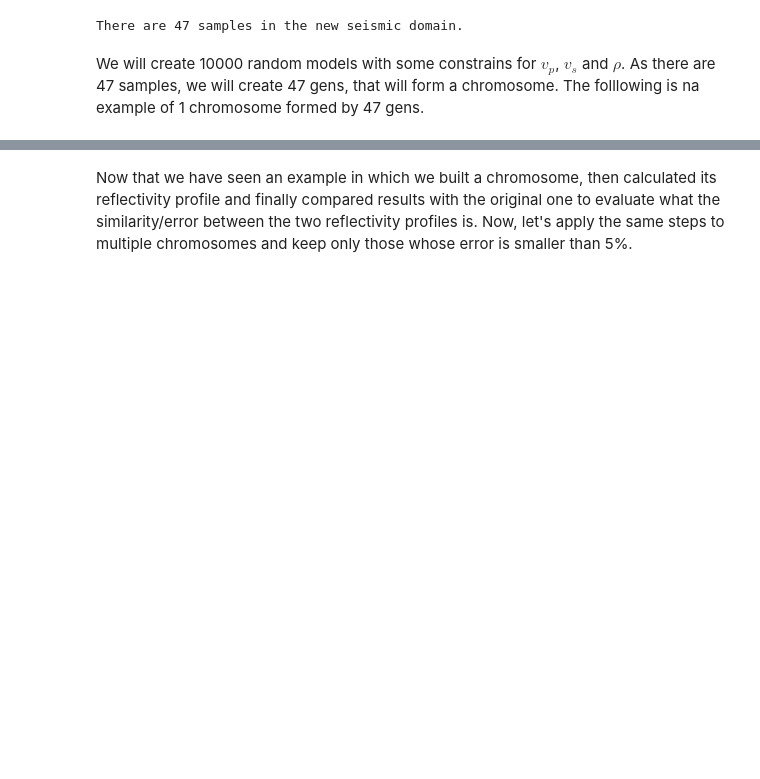
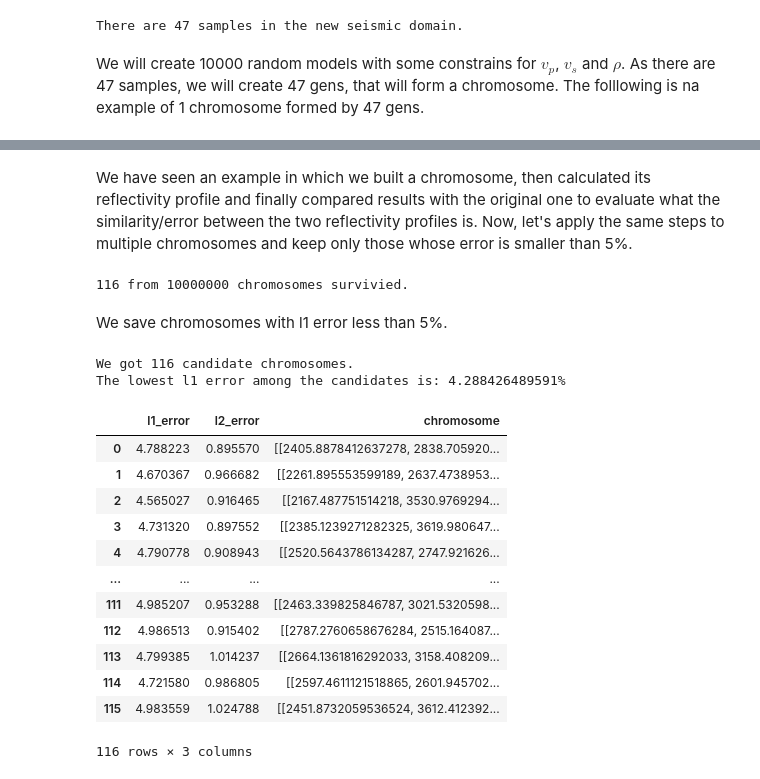
Before and after one commit to sfpoveda/seisinv, a Jupyter notebook: examples/Task 6/Seismic Genetic Inversion.ipynb, the cells around one changed output, grey strips where cells are left out. Cells and saved outputs as stored; diff of their text form; code cells hidden in the pictures; blank space fills up the shorter version.

```diff
--- a/examples/Task 6/Seismic Genetic Inversion.ipynb
+++ b/examples/Task 6/Seismic Genetic Inversion.ipynb
@@ -66,11 +67,11 @@ There are 47 samples in the new seismic domain.
 # %% [markdown]
 We will create 10000 random models with some constrains for $v_p$, $v_s$ and $\rho$. As there are 47 samples, we will create 47 gens, that will form a chromosome. The folllowing is na example of 1 chromosome formed by 47 gens.
 # %%
-M_shape = (47, 10000)
+M_shape = (47, 10000000)
 # Initialize the random values for Vp, Vs a,d rho that are going to form the chromosome.
-rho_gen = np.random.uniform(1.5, 2.8, M_shape)*1000
-vs_gen = np.random.uniform(1.0, 1.9, M_shape)*1000
-vp_gen = np.random.uniform(1.9, 6, M_shape)*1000
+rho_gen = np.random.uniform(2.1, 2.8, M_shape)*1000
+vs_gen = np.random.uniform(1.0, 2.0, M_shape)*1000
+vp_gen = np.random.uniform(2.4, 3.8, M_shape)*1000
 # %%
 # One chromosome from 10000 possible chromosomes
 # Each cell/row is a gen
@@ -113,2 +123,33 @@ l2 error: 3.857489912261906%
 # %% [markdown]
-Now that we have seen an example in which we built a chromosome, then calculated its reflectivity profile and finally compared results with the original one to evaluate what the similarity/error between the two reflectivity profiles is. Now, let's apply the same steps to multiple chromosomes and keep only those whose error is smaller than 5%.
+We have seen an example in which we built a chromosome, then calculated its reflectivity profile and finally compared results with the original one to evaluate what the similarity/error between the two reflectivity profiles is. Now, let's apply the same steps to multiple chromosomes and keep only those whose error is smaller than 5%.
+# %%
+df = pd.DataFrame(columns=['l1_error', 'l2_error', 'chromosome'])
+for i in tqdm(range(rho_gen.shape[1])): # for 100000 chromosomes
+    l1_error, l2_error, chromosome = one_chromosome(n_chromosome=i, print_=False)
+    if l1_error != 9999:
+        df = df.append({'l1_error':l1_error, 'l2_error':l2_error, 'chromosome': chromosome}, ignore_index=True)
+print(f'{len(df)} from {rho_gen.shape[1]} chromosomes survivied.')
+# %% [output]
+116 from 10000000 chromosomes survivied.
+# %% [markdown]
+We save chromosomes with l1 error less than 5%.
+# %%
+print(f'We got {len(df)} candidate chromosomes.')
+print(f'The lowest l1 error among the candidates is: {df.l1_error.min()}%')
+df
+# %% [output]
+We got 116 candidate chromosomes.
+The lowest l1 error among the candidates is: 4.288426489591%
+|  | l1_error | l2_error | chromosome |
+| 0 | 4.788223 | 0.895570 | [[2405.8878412637278, 2838.705920... |
+| 1 | 4.670367 | 0.966682 | [[2261.895553599189, 2637.4738953... |
+| 2 | 4.565027 | 0.916465 | [[2167.487751514218, 3530.9769294... |
+| 3 | 4.731320 | 0.897552 | [[2385.1239271282325, 3619.980647... |
+| 4 | 4.790778 | 0.908943 | [[2520.5643786134287, 2747.921626... |
+| ... | ... | ... | ... |
+| 111 | 4.985207 | 0.953288 | [[2463.339825846787, 3021.5320598... |
+| 112 | 4.986513 | 0.915402 | [[2787.2760658676284, 2515.164087... |
+| 113 | 4.799385 | 1.014237 | [[2664.1361816292033, 3158.408209... |
+| 114 | 4.721580 | 0.986805 | [[2597.4611121518865, 2601.945702... |
+| 115 | 4.983559 | 1.024788 | [[2451.8732059536524, 3612.412392... |
+116 rows × 3 columns
```
Also changed, not shown: parts of 12 cells of this notebook.
